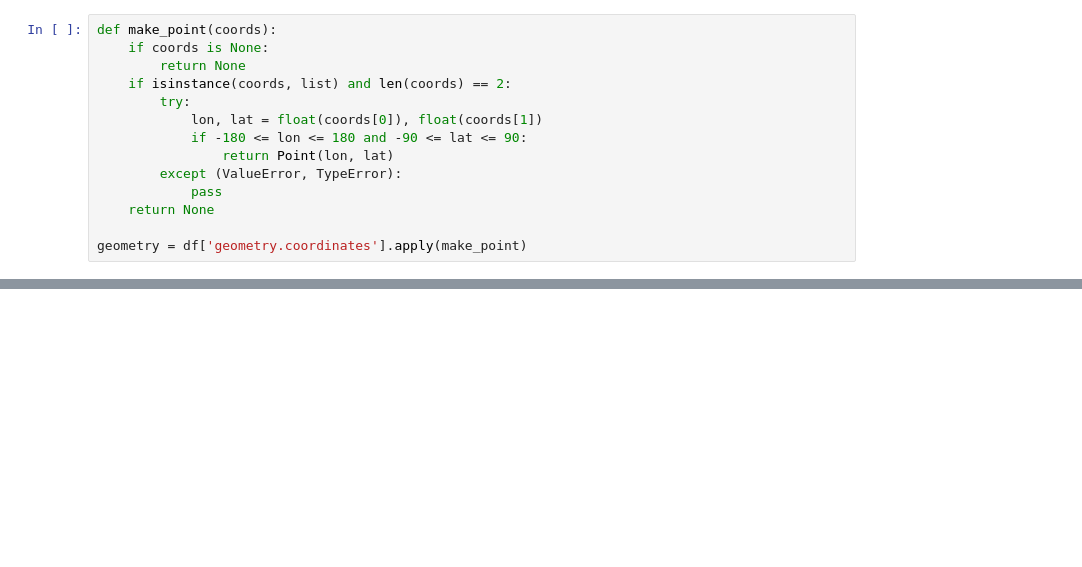
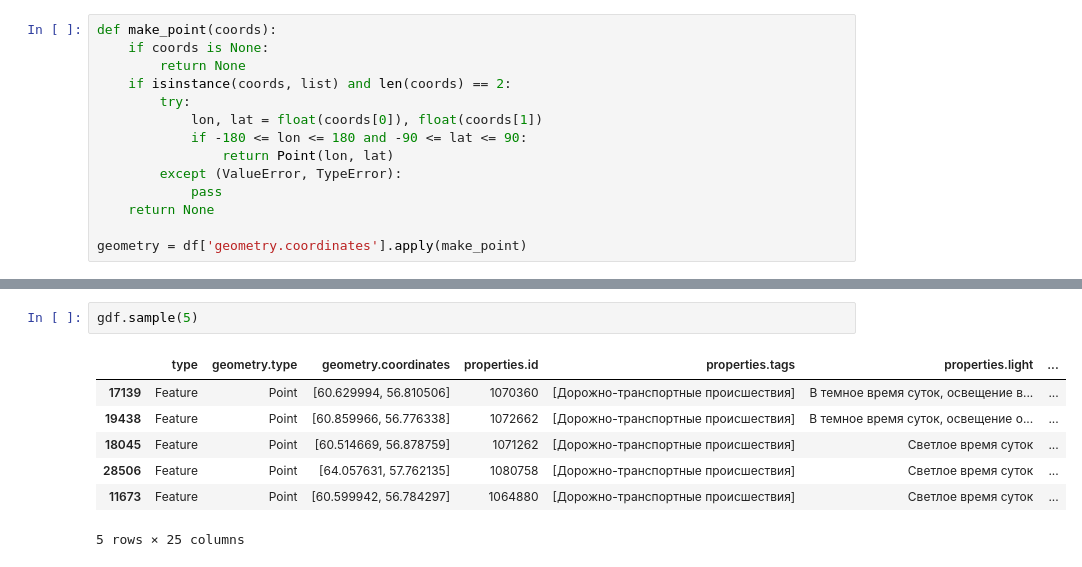
Before and after one commit to StepaOpa/dtp-ml-project, a Jupyter notebook: notebooks/main.ipynb, the cells around one changed output, grey strips where cells are left out. Drawn from its saved outputs; the diff is of its cells as text; blank space fills up the shorter version.

```diff
--- a/notebooks/main.ipynb
+++ b/notebooks/main.ipynb
@@ -58,0 +55,10 @@ memory usage: 5.7+ MB
+# %%
+gdf.sample(5)
+# %% [output]
+|  | type | geometry.type | geometry.coordinates | properties.id | properties.tags | properties.light | ... |
+| 17139 | Feature | Point | [60.629994, 56.810506] | 1070360 | [Дорожно-транспортные происшествия] | В темное время суток, освещение в... | ... |
+| 19438 | Feature | Point | [60.859966, 56.776338] | 1072662 | [Дорожно-транспортные происшествия] | В темное время суток, освещение о... | ... |
+| 18045 | Feature | Point | [60.514669, 56.878759] | 1071262 | [Дорожно-транспортные происшествия] | Светлое время суток | ... |
+| 28506 | Feature | Point | [64.057631, 57.762135] | 1080758 | [Дорожно-транспортные происшествия] | Светлое время суток | ... |
+| 11673 | Feature | Point | [60.599942, 56.784297] | 1064880 | [Дорожно-транспортные происшествия] | Светлое время суток | ... |
+5 rows × 25 columns
```
Also changed, not shown: parts of 6 cells of this notebook.
